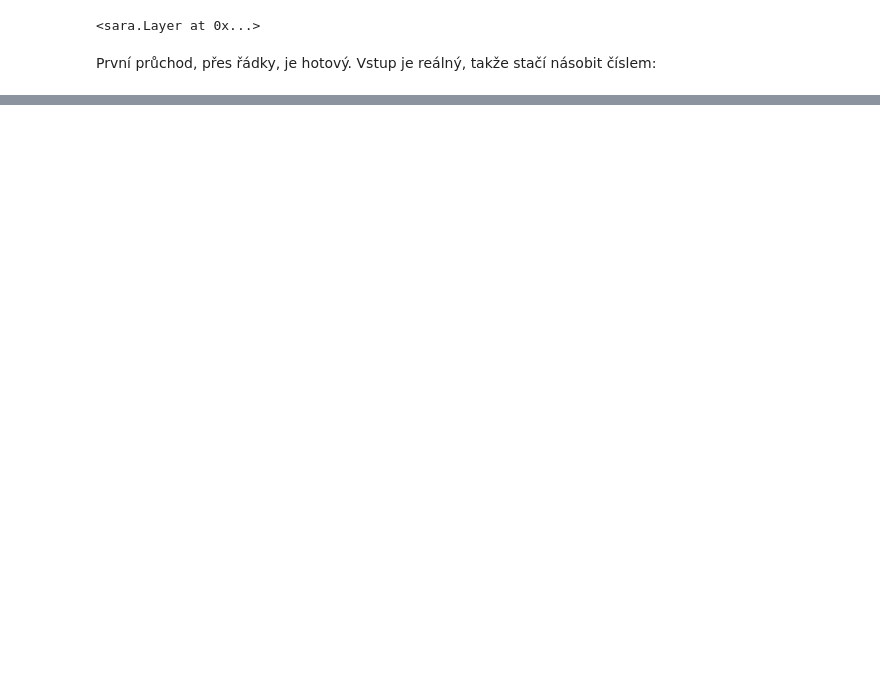
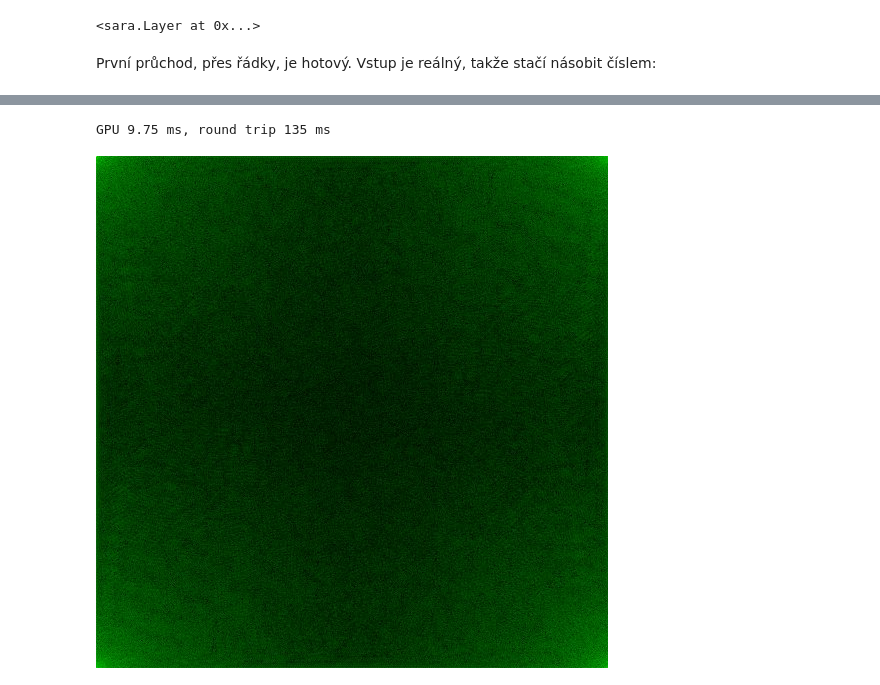
Before and after one commit to MatejZeman02/2D-effects-course, a Jupyter notebook: lesson_04_frequency_domain.ipynb, the cells around one changed output, grey strips where cells are left out. Drawn from its saved outputs; the diff is of its cells as text; code cells hidden in the pictures; blank space fills up the shorter version.

```diff
--- a/lesson_04_frequency_domain.ipynb
+++ b/lesson_04_frequency_domain.ipynb
@@ -962,9 +943,0 @@ def pixel(ivec2 at) -> vec4:
-# %%
-%%gmacs "DFT rows" -> "DFT"
-const int N = 512
-const float TAU = 6.28318530718
-
-
-def pixel(ivec2 at) -> vec4:
-    # TODO: the DFT of column at.x of the rows' DFT, whose values are complex
-    return vec4(src(at).rg, 0.0, 1.0)
@@ -1028,0 +973,20 @@ Kernel sčítá v každém průchodu $N$ hodnot pro každý z $N^2$ pixelů, pr
+# %%
+%%gmacs "DFT rows" -> "DFT"
+const int N = 512
+const float TAU = 6.28318530718
+
+
+# The layer keeps the complex number c in red and blue for the next pass. Green,
+# the brightest channel, is only for the eye: c is too small to see, so green is
+# log |c|, as a spectrum is drawn.
+def shown(vec2 c) -> vec4:
+    float scale = float(N * N)
+    return vec4(c.x, log(1.0 + length(c) * scale) / log(1.0 + scale), c.y, 1.0)
+
+
+def pixel(ivec2 at) -> vec4:
+    # TODO: the DFT of column at.x of the rows' DFT, whose values are complex
+    return shown(src(at).rb)
+# %% [output]
+GPU 9.75 ms, round trip 135 ms
+[figure, added]
```
Also changed, not shown: parts of 59 cells of this notebook, 1 other file.
